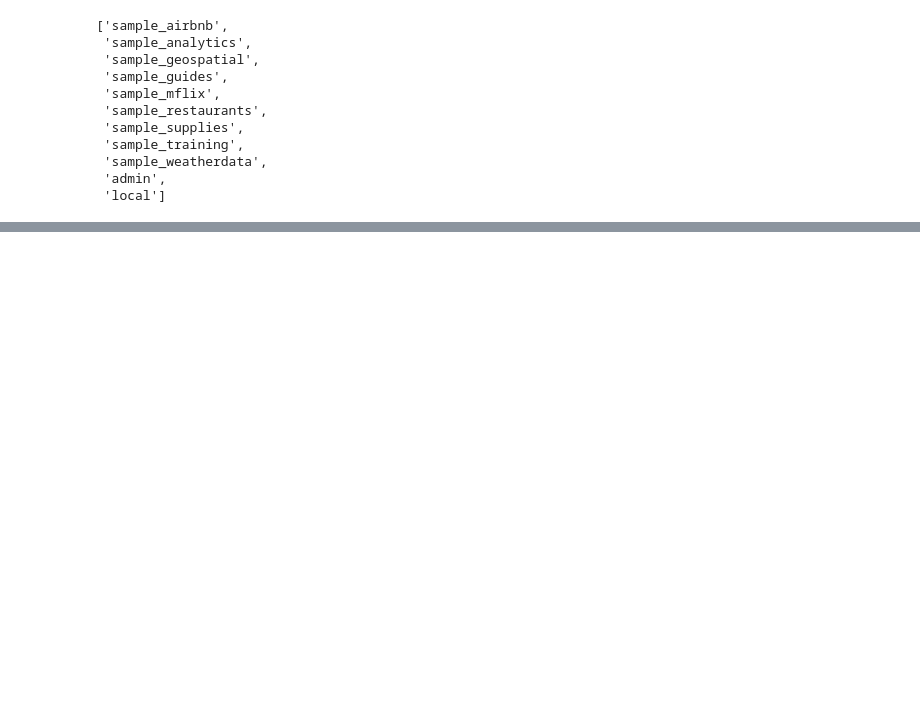
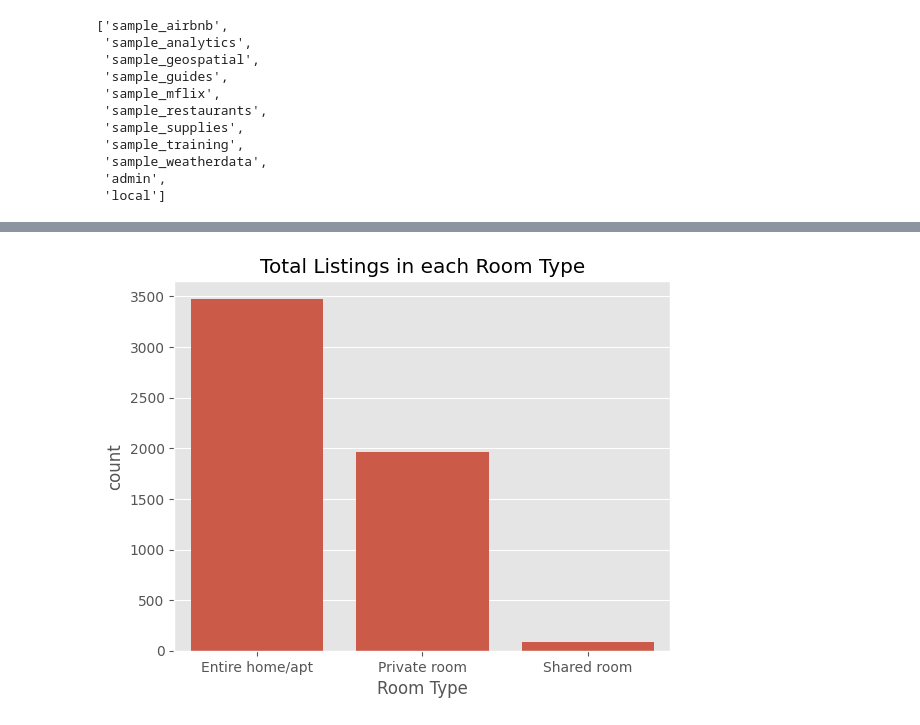
Before and after one commit to piyushrgone/Airbnb-Analysis, a Jupyter notebook: Airbnb EDA.ipynb, the cells around one changed output, grey strips where cells are left out. Saved outputs shown, nothing was run; the diff lists cells and outputs as text; code cells hidden in the pictures; blank space fills up the shorter version.

```diff
--- a/Airbnb EDA.ipynb
+++ b/Airbnb EDA.ipynb
@@ -209,0 +227,4 @@ memory usage: 938.6+ KB
+# %%
+ax = sns.countplot( x = df["Room_type"]), plt.xlabel("Room Type"), plt.title("Total Listings in each Room Type"), plt.show();
+# %% [output]
+[figure, added]
```
Also changed, not shown: parts of 31 cells of this notebook, 1 other file.
